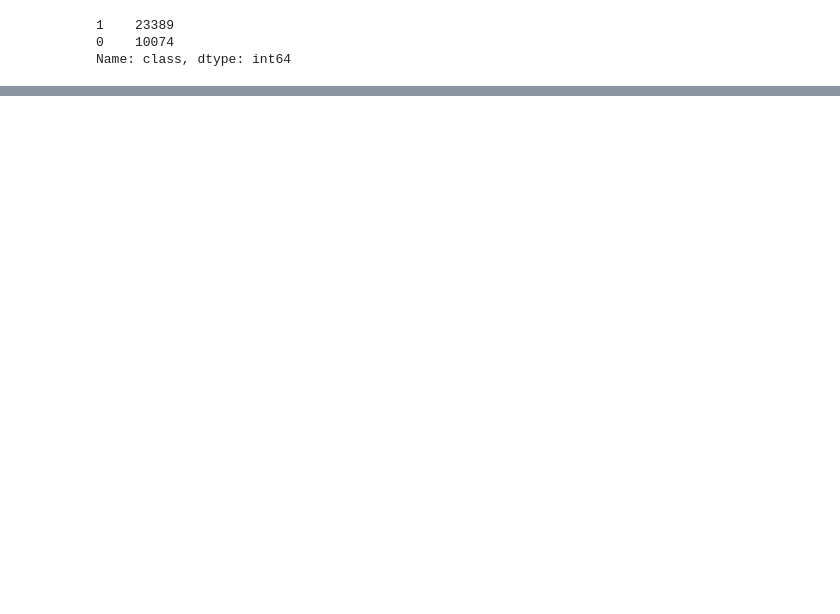
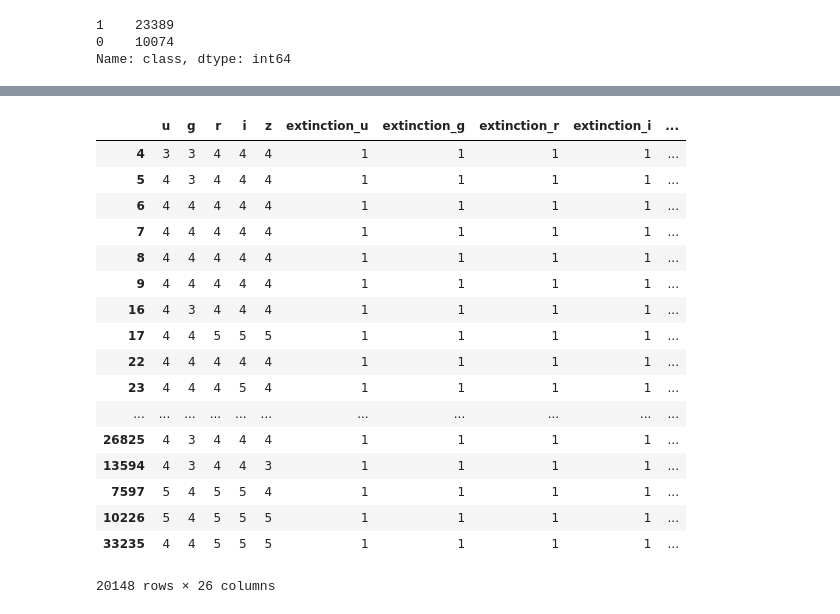
Before and after one commit to prams628/ml-star-quasars, a Jupyter notebook: Decision_Tree.ipynb, the cells around one changed output, grey strips where cells are left out. Cells and saved outputs as stored; diff of their text form; code cells hidden in the pictures; blank space fills up the shorter version.

Commit message:
added under-sampling code

```diff
--- a/Decision_Tree.ipynb
+++ b/Decision_Tree.ipynb
@@ -6,7 +6,7 @@ from sklearn.utils import resample
 import time
 from pprint import pprint
 # %%
-file_path = '../catalog4/cat4.csv'
+file_path = '../cat4.csv'
 df = read_csv(file_path)
 df.head()
 y = array(df['class'])
@@ -20,4 +20,13 @@ df['class'].value_counts()
 1    23389
 0    10074
 Name: class, dtype: int64
+# %%
+min_class_len = len(df[df['class'] == 0])
+major_class_ind = df[df['class'] == 1].index
+rand_maj_ind = random.choice(major_class_ind, min_class_len, replace = False)
+
+min_class_ind = df[df['class'] == 0].index
+# %%
+under_sample_ind = concatenate([min_class_ind,rand_maj_ind])
+under_sample = df.loc[under_sample_ind]
 # %%
@@ -73,7 +62,11 @@ def bucketize(dataframe, col_headers, bucket_size):
         dataframe[col_headers[col]] = temp
     return dataframe
 
-y = array(df['class'])
-df.drop('class', inplace=True, axis=1)
-temp = bucketize(df, df.columns, [7 for x in range(len(df.columns))])
+# y = array(df['class'])
+# df.drop('class', inplace=True, axis=1)
+# temp = bucketize(df, df.columns, [7 for x in range(len(df.columns))])
+
+y = array(under_sample['class'])
+under_sample.drop('class', inplace=True, axis=1)
+temp = bucketize(under_sample, under_sample.columns, [7 for x in range(len(under_sample.columns))])
 # %%
@@ -267,0 +252,21 @@ weighted avg       0.72      0.72      0.72     10039
+# %%
+under_sample
+# %% [output]
+|  | u | g | r | i | z | extinction_u | extinction_g | extinction_r | extinction_i | ... |
+| 4 | 3 | 3 | 4 | 4 | 4 | 1 | 1 | 1 | 1 | ... |
+| 5 | 4 | 3 | 4 | 4 | 4 | 1 | 1 | 1 | 1 | ... |
+| 6 | 4 | 4 | 4 | 4 | 4 | 1 | 1 | 1 | 1 | ... |
+| 7 | 4 | 4 | 4 | 4 | 4 | 1 | 1 | 1 | 1 | ... |
+| 8 | 4 | 4 | 4 | 4 | 4 | 1 | 1 | 1 | 1 | ... |
+| 9 | 4 | 4 | 4 | 4 | 4 | 1 | 1 | 1 | 1 | ... |
+| 16 | 4 | 3 | 4 | 4 | 4 | 1 | 1 | 1 | 1 | ... |
+| 17 | 4 | 4 | 5 | 5 | 5 | 1 | 1 | 1 | 1 | ... |
+| 22 | 4 | 4 | 4 | 4 | 4 | 1 | 1 | 1 | 1 | ... |
+| 23 | 4 | 4 | 4 | 5 | 4 | 1 | 1 | 1 | 1 | ... |
+| ... | ... | ... | ... | ... | ... | ... | ... | ... | ... | ... |
+| 26825 | 4 | 3 | 4 | 4 | 4 | 1 | 1 | 1 | 1 | ... |
+| 13594 | 4 | 3 | 4 | 4 | 3 | 1 | 1 | 1 | 1 | ... |
+| 7597 | 5 | 4 | 5 | 5 | 4 | 1 | 1 | 1 | 1 | ... |
+| 10226 | 5 | 4 | 5 | 5 | 5 | 1 | 1 | 1 | 1 | ... |
+| 33235 | 4 | 4 | 5 | 5 | 5 | 1 | 1 | 1 | 1 | ... |
+20148 rows × 26 columns
```
Also changed, not shown: parts of 10 cells of this notebook.
